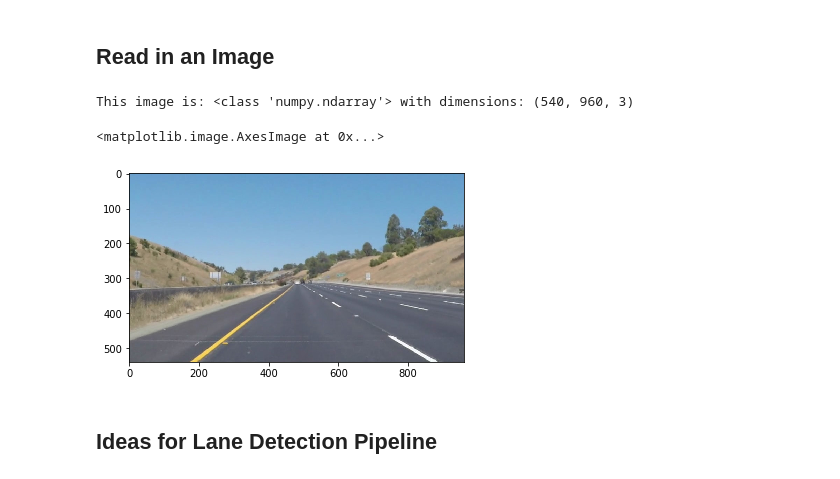
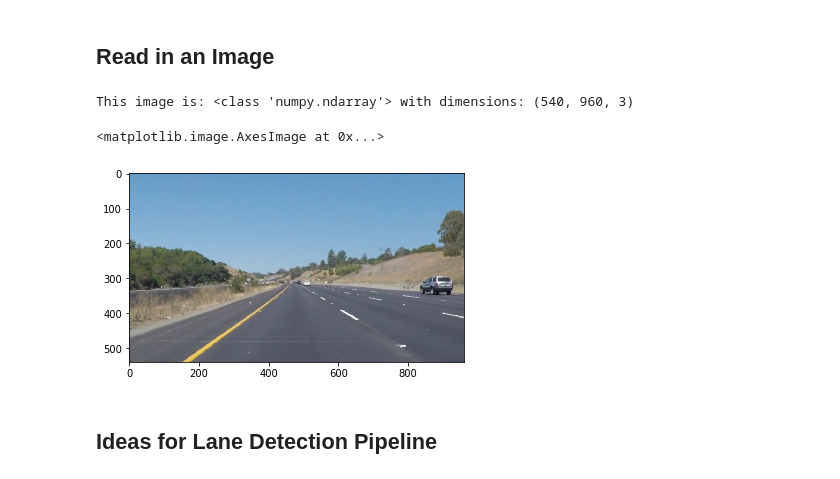
Before and after one commit to pankaj02/CarND-LaneLines-P1, a Jupyter notebook: P1.ipynb, the cells around one changed output. Cells and saved outputs as stored; diff of their text form; code cells hidden in the pictures.

```diff
--- a/P1.ipynb
+++ b/P1.ipynb
@@ -51,15 +51,15 @@ import cv2
 ## Read in an Image
 # %%
 #reading in an image
-image = mpimg.imread('test_images/whiteCarLaneSwitch.jpg')
+image = mpimg.imread('test_images/solidYellowCurve.jpg')
 
 #printing out some stats and plotting
 print('This image is:', type(image), 'with dimensions:', image.shape)
 plt.imshow(image)  # if you wanted to show a single color channel image called 'gray', for example, call as plt.imshow(gray, cmap='gray')
 # %% [output]
 This image is: <class 'numpy.ndarray'> with dimensions: (540, 960, 3)
 <matplotlib.image.AxesImage at 0x...>
-[figure, old version]
+[figure, new version]
 # %% [markdown]
 ## Ideas for Lane Detection Pipeline
 # %% [markdown]
```
Also changed, not shown: parts of 17 cells of this notebook.
